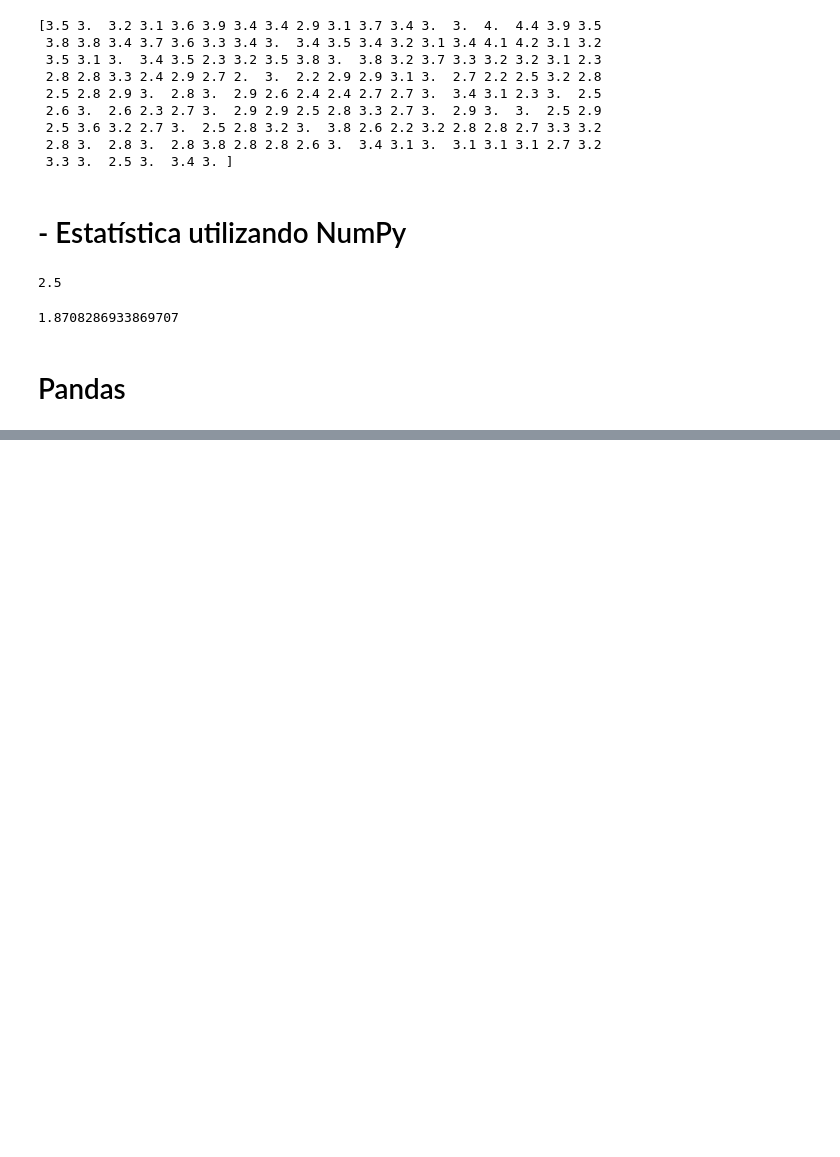
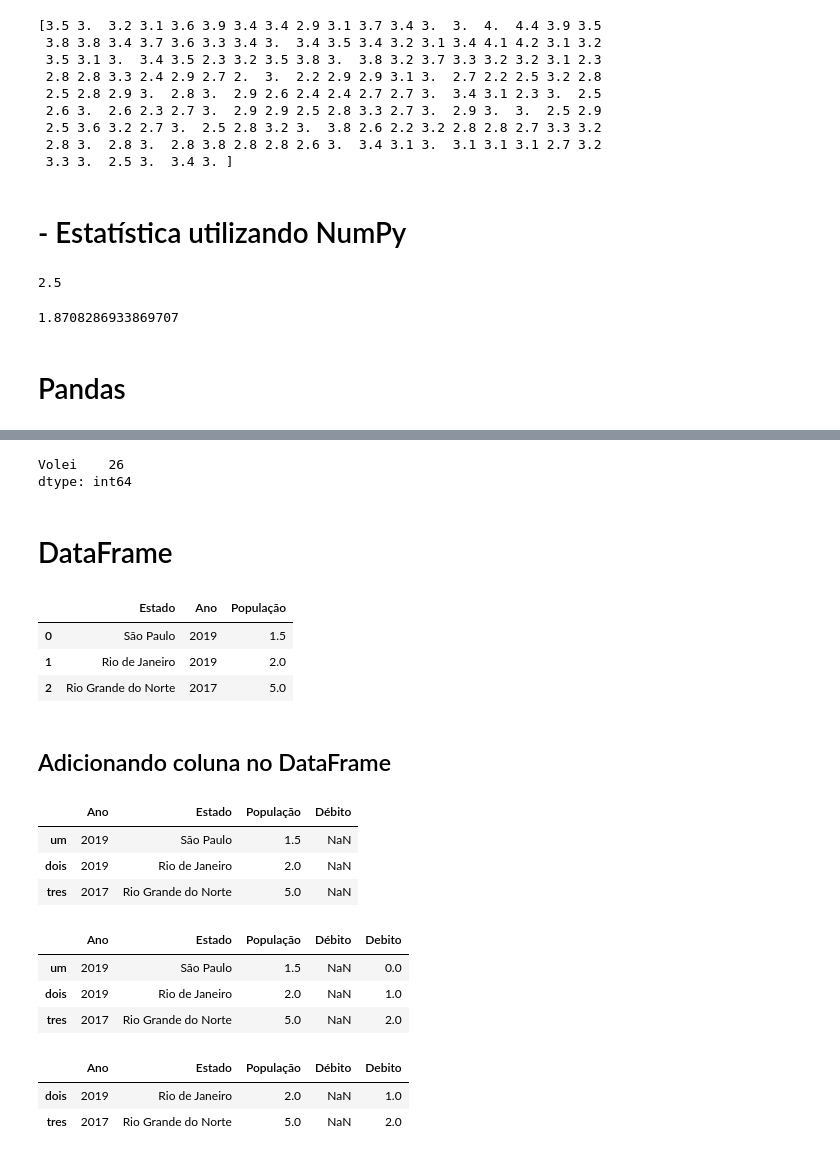
Before and after one commit to tiagotxm/python, a Jupyter notebook: Anotações Tiago.ipynb, the cells around one changed output, grey strips where cells are left out. Drawn from its saved outputs; the diff is of its cells as text; code cells hidden in the pictures; blank space fills up the shorter version.

```diff
--- a/Anotações Tiago.ipynb
+++ b/Anotações Tiago.ipynb
@@ -812,0 +857,8 @@ np.std(a)
+# %%
+#filtrando valor da series
+s1[s1 > 25]
+# %% [output]
+Volei    26
+dtype: int64
+# %% [markdown]
+# DataFrame
@@ -812,0 +867,5 @@ np.std(a)
+# %%
+data = {'Estado': ['São Paulo','Rio de Janeiro','Rio Grande do Norte'],
+        'Ano': ['2019','2019','2017'],
+        'População':[1.5,2.0,5.0]
+       }
@@ -812,0 +874,22 @@ np.std(a)
+# %%
+frame
+# %% [output]
+|  | Estado | Ano | População |
+| 0 | São Paulo | 2019 | 1.5 |
+| 1 | Rio de Janeiro | 2019 | 2.0 |
+| 2 | Rio Grande do Norte | 2017 | 5.0 |
+# %% [markdown]
+## Adicionando coluna no DataFrame
+# %%
+frame2 = DataFrame(data,columns=['Ano','Estado','População','Débito'],
+                   index=['um','dois','tres'])
+
+#ao criar uma nova coluna, os valores para ela foram NaN
+#- Podemos utilizar o Numpy para tratar esse problema
+# %%
+frame2
+# %% [output]
+|  | Ano | Estado | População | Débito |
+| um | 2019 | São Paulo | 1.5 | NaN |
+| dois | 2019 | Rio de Janeiro | 2.0 | NaN |
+| tres | 2017 | Rio Grande do Norte | 5.0 | NaN |
@@ -812,0 +898,15 @@ np.std(a)
+# %%
+frame2['Debito']= np.arange(3.)
+# %%
+frame2
+# %% [output]
+|  | Ano | Estado | População | Débito | Debito |
+| um | 2019 | São Paulo | 1.5 | NaN | 0.0 |
+| dois | 2019 | Rio de Janeiro | 2.0 | NaN | 1.0 |
+| tres | 2017 | Rio Grande do Norte | 5.0 | NaN | 2.0 |
+# %%
+frame2['dois':'tres']
+# %% [output]
+|  | Ano | Estado | População | Débito | Debito |
+| dois | 2019 | Rio de Janeiro | 2.0 | NaN | 1.0 |
+| tres | 2017 | Rio Grande do Norte | 5.0 | NaN | 2.0 |
```
Also changed, not shown: parts of 17 cells of this notebook, 1 other file.
